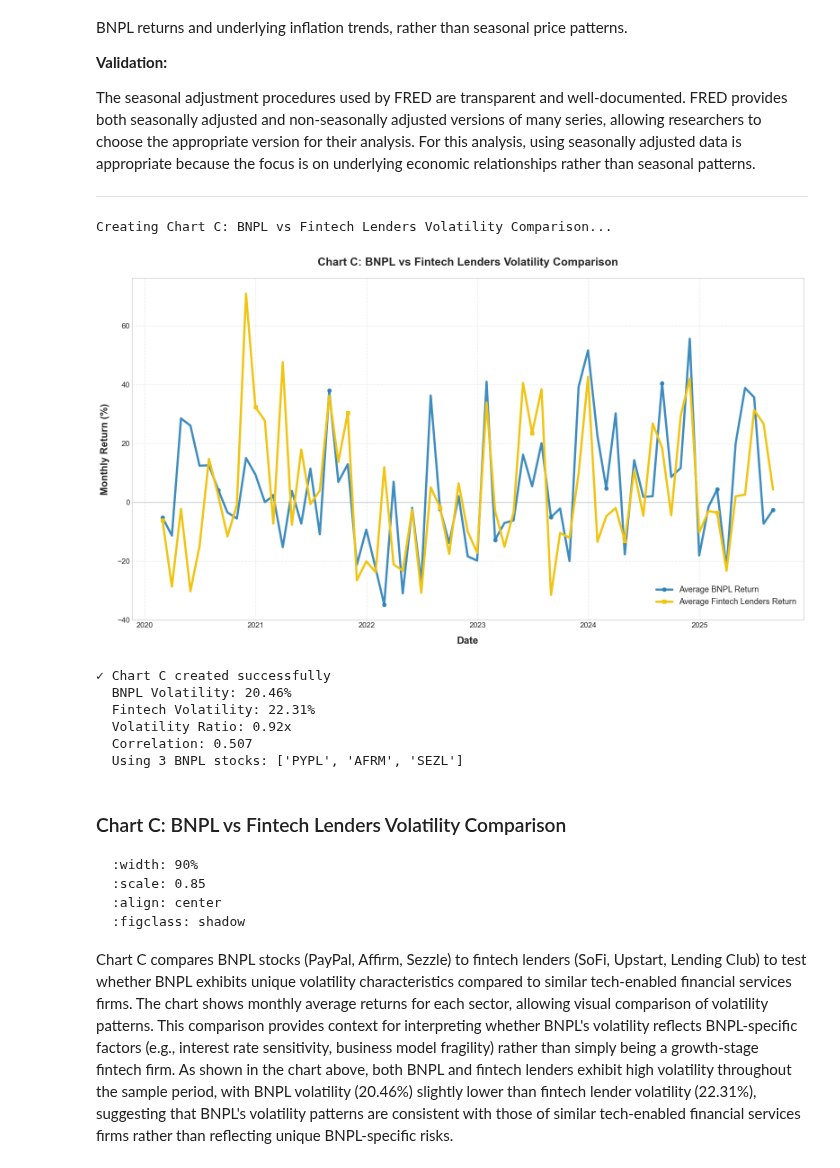
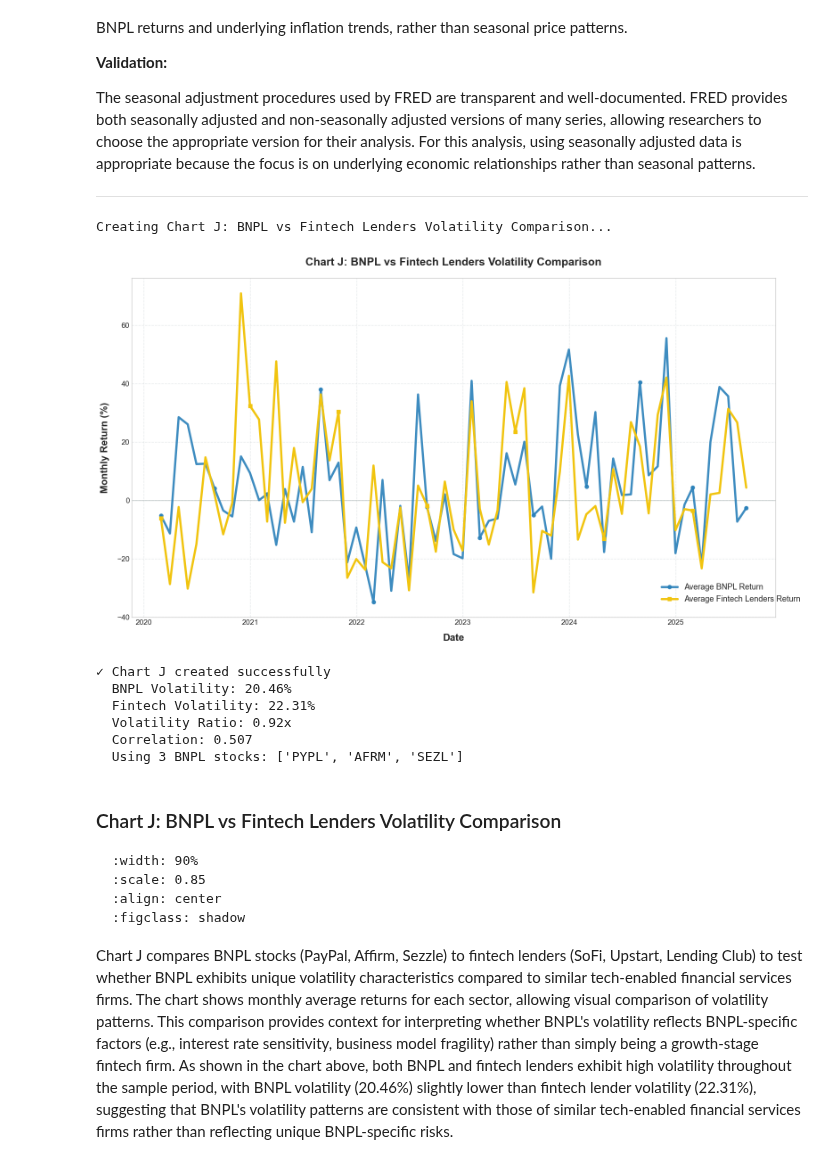
Before and after one commit to llorracc/as.180.369, a Jupyter notebook: contrib/BruceMaoYM/Paper_YM/07_appendix.ipynb, the cells around one changed output. Cells and saved outputs as stored; diff of their text form; code cells hidden in the pictures.

````diff
--- a/contrib/BruceMaoYM/Paper_YM/07_appendix.ipynb
+++ b/contrib/BruceMaoYM/Paper_YM/07_appendix.ipynb
@@ -98,7 +98,7 @@ plt.rcParams.update({
     'figure.titlesize': 18
 })
 
-print("Creating Chart C: BNPL vs Fintech Lenders Volatility Comparison...")
+print("Creating Chart J: BNPL vs Fintech Lenders Volatility Comparison...")
 
 try:
     # BNPL tickers - exclude problematic ones
@@ -197,61 +197,61 @@ try:
     # Consistent formatting
     ax.set_xlabel('Date', fontsize=16, fontweight='bold', labelpad=12)
     ax.set_ylabel('Monthly Return (%)', fontsize=16, fontweight='bold', labelpad=12)
-    ax.set_title('Chart C: BNPL vs Fintech Lenders Volatility Comparison',
+    ax.set_title('Chart J: BNPL vs Fintech Lenders Volatility Comparison',
                  fontsize=18, fontweight='bold', pad=20)
 
     # Consistent grid styling
     ax.grid(True, alpha=0.35, linestyle='--', linewidth=1, color='#bdc3c7', zorder=0)
     ax.set_axisbelow(True)
     ax.axhline(y=0, color='#7f8c8d', linestyle='-', linewidth=1, alpha=0.5, zorder=1)
 
     # Consistent legend positioning - bottom right above x-axis, outside plot area
     legend = ax.legend(loc='lower right', bbox_to_anchor=(1.05, 0.02), fontsize=13,
                        framealpha=0.95, edgecolor='#34495e', fancybox=True, shadow=True)
     legend.get_frame().set_facecolor('white')
     plt.subplots_adjust(bottom=0.12, right=0.85)
 
     # Consistent date formatting
     ax.xaxis.set_major_formatter(mdates.DateFormatter('%Y'))
     ax.xaxis.set_major_locator(mdates.YearLocator())
     ax.xaxis.set_minor_locator(mdates.MonthLocator((1, 7)))
     plt.setp(ax.xaxis.get_majorticklabels(), rotation=0, ha='center')
 
     plt.tight_layout()
-    plt.savefig('chart_c_bnpl_vs_fintech.png', dpi=300, bbox_inches='tight', facecolor='white')
+    plt.savefig('chart_j_bnpl_vs_fintech.png', dpi=300, bbox_inches='tight', facecolor='white')
     plt.show()
 
-    print(f"✓ Chart C created successfully")
+    print(f"✓ Chart J created successfully")
     print(f"  BNPL Volatility: {bnpl_volatility:.2f}%")
     print(f"  Fintech Volatility: {fintech_volatility:.2f}%")
     print(f"  Volatility Ratio: {volatility_ratio:.2f}x")
     print(f"  Correlation: {correlation:.3f}")
     print(f"  Using {len(bnpl_tickers)} BNPL stocks: {bnpl_tickers}")
 
 except Exception as e:
-    print(f"⚠ Error creating Chart C: {str(e)}")
+    print(f"⚠ Error creating Chart J: {str(e)}")
     import traceback
     print(traceback.format_exc())
     print("Note: This code requires stock data from Yahoo Finance")
 # %% [output]
-Creating Chart C: BNPL vs Fintech Lenders Volatility Comparison...
+Creating Chart J: BNPL vs Fintech Lenders Volatility Comparison...
-[figure, old version]
+[figure, new version]
-✓ Chart C created successfully
+✓ Chart J created successfully
   BNPL Volatility: 20.46%
   Fintech Volatility: 22.31%
   Volatility Ratio: 0.92x
   Correlation: 0.507
   Using 3 BNPL stocks: ['PYPL', 'AFRM', 'SEZL']
 # %% [markdown]
-### Chart C: BNPL vs Fintech Lenders Volatility Comparison
+### Chart J: BNPL vs Fintech Lenders Volatility Comparison
 
-```{figure} chart_c_bnpl_vs_fintech.png
+```{figure} chart_j_bnpl_vs_fintech.png
 :width: 90%
 :scale: 0.85
 :align: center
 :figclass: shadow
 ```
 
-Chart C compares BNPL stocks (PayPal, Affirm, Sezzle) to fintech lenders (SoFi, Upstart, Lending Club) to test whether BNPL exhibits unique volatility characteristics compared to similar tech-enabled financial services firms. The chart shows monthly average returns for each sector, allowing visual comparison of volatility patterns. This comparison provides context for interpreting whether BNPL's volatility reflects BNPL-specific factors (e.g., interest rate sensitivity, business model fragility) rather than simply being a growth-stage fintech firm. As shown in the chart above, both BNPL and fintech lenders exhibit high volatility throughout the sample period, with BNPL volatility (20.46%) slightly lower than fintech lender volatility (22.31%), suggesting that BNPL's volatility patterns are consistent with those of similar tech-enabled financial services firms rather than reflecting unique BNPL-specific risks.
+Chart J compares BNPL stocks (PayPal, Affirm, Sezzle) to fintech lenders (SoFi, Upstart, Lending Club) to test whether BNPL exhibits unique volatility characteristics compared to similar tech-enabled financial services firms. The chart shows monthly average returns for each sector, allowing visual comparison of volatility patterns. This comparison provides context for interpreting whether BNPL's volatility reflects BNPL-specific factors (e.g., interest rate sensitivity, business model fragility) rather than simply being a growth-stage fintech firm. As shown in the chart above, both BNPL and fintech lenders exhibit high volatility throughout the sample period, with BNPL volatility (20.46%) slightly lower than fintech lender volatility (22.31%), suggesting that BNPL's volatility patterns are consistent with those of similar tech-enabled financial services firms rather than reflecting unique BNPL-specific risks.
 # %%
 # ============================================================================
````
Also changed, not shown: parts of 2 cells of this notebook, 22 other files.
